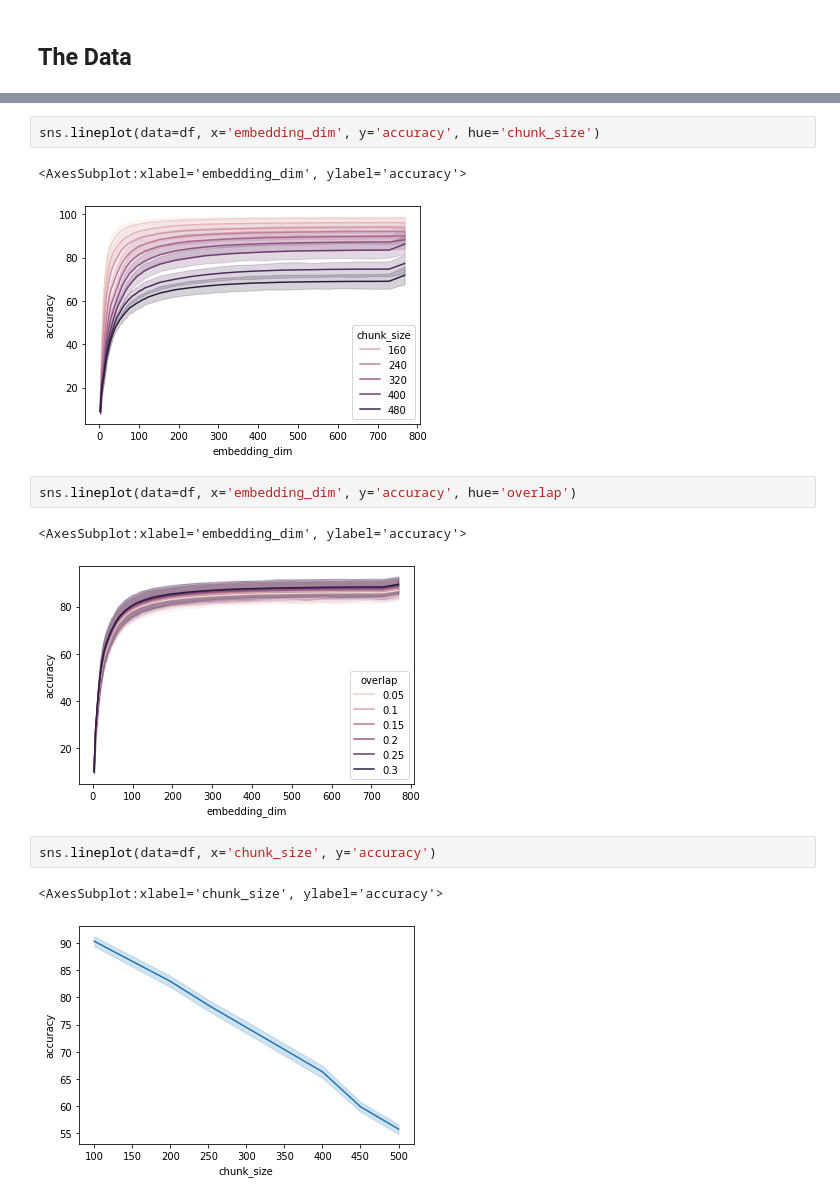
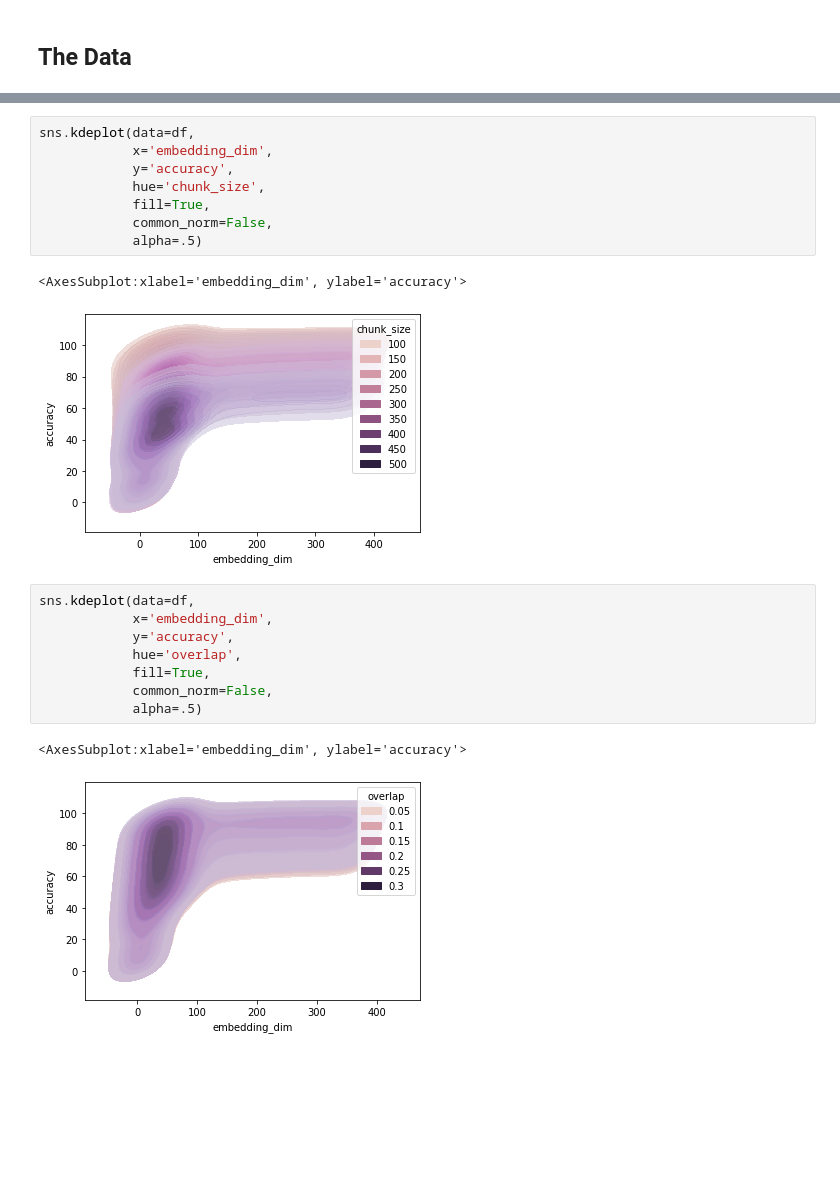
Before and after one commit to rifaaQ/cmsc674, a Jupyter notebook: analysis.ipynb, the cells around one changed output, grey strips where cells are left out. Drawn from its saved outputs; the diff is of its cells as text; blank space fills up the shorter version.

Commit message:
more graphs

```diff
--- a/analysis.ipynb
+++ b/analysis.ipynb
@@ -48,15 +48,22 @@ sns.lineplot(data=df, x='embedding_dim', y='accuracy', hue='model')
 # %%
-sns.lineplot(data=df, x='embedding_dim', y='accuracy', hue='chunk_size')
+sns.kdeplot(data=df,
+            x='embedding_dim',
+            y='accuracy',
+            hue='chunk_size',
+            fill=True,
+            common_norm=False,
+            alpha=.5)
 # %% [output]
 <AxesSubplot:xlabel='embedding_dim', ylabel='accuracy'>
-[figure, old version]
+[figure, new version]
 # %%
-sns.lineplot(data=df, x='embedding_dim', y='accuracy', hue='overlap')
+sns.kdeplot(data=df,
+            x='embedding_dim',
+            y='accuracy',
+            hue='overlap',
+            fill=True,
+            common_norm=False,
+            alpha=.5)
 # %% [output]
 <AxesSubplot:xlabel='embedding_dim', ylabel='accuracy'>
-[figure, old version]
+[figure, new version]
-# %%
-sns.lineplot(data=df, x='chunk_size', y='accuracy')
-# %% [output]
-<AxesSubplot:xlabel='chunk_size', ylabel='accuracy'>
-[figure, removed]
```
Also changed, not shown: parts of 7 cells of this notebook.
